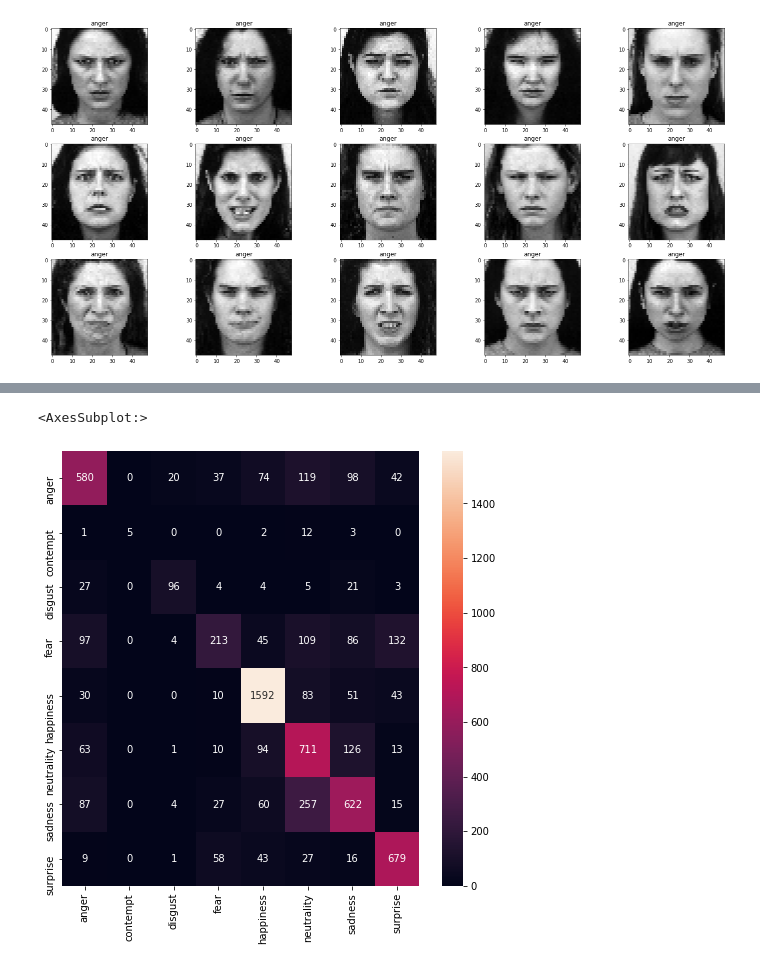
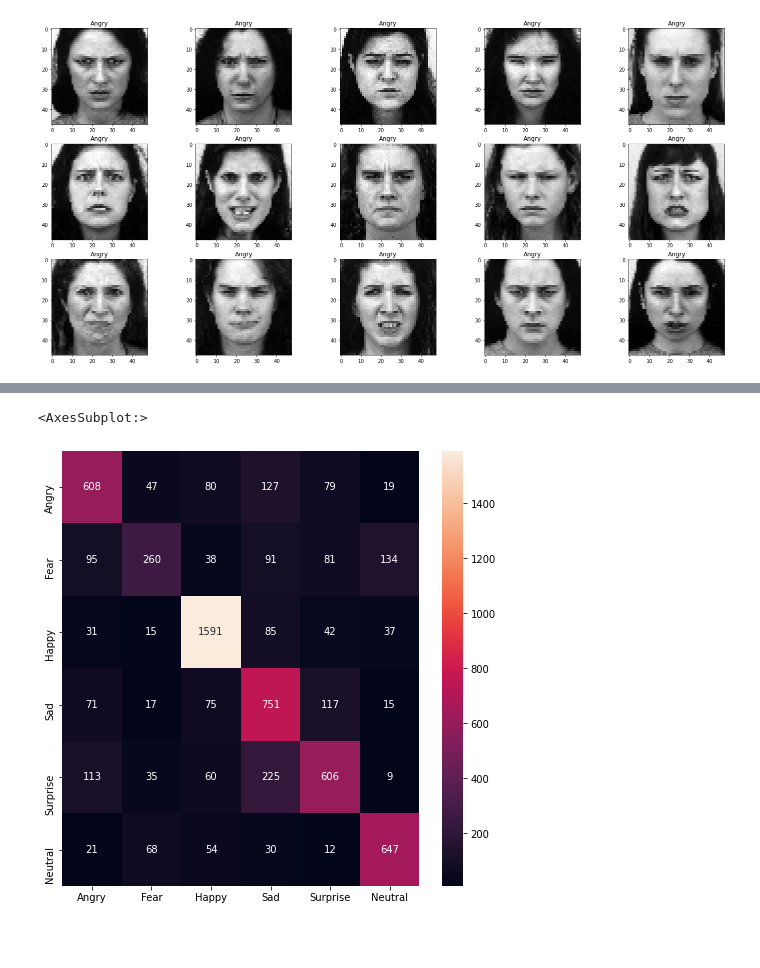
Before and after one commit to Asjad27/Facial-Recognition-Project, a Jupyter notebook: ckplus-ds.ipynb, the cells around one changed output, grey strips where cells are left out. Drawn from its saved outputs; the diff is of its cells as text; code cells hidden in the pictures; blank space fills up the shorter version.

```diff
--- a/ckplus-ds.ipynb
+++ b/ckplus-ds.ipynb
@@ -12,3 +21,11 @@ data = pd.read_csv("ck_plus.csv")
+# %%
+data = data[data['emotion'] != 1]
+# %%
+data.loc[data.emotion == 2, 'emotion'] = 1
+data.loc[data.emotion == 3, 'emotion'] = 2
+data.loc[data.emotion == 4, 'emotion'] = 3
+data.loc[data.emotion == 5, 'emotion'] = 4
+data.loc[data.emotion == 6, 'emotion'] = 5
 # %%
 data
 # %% [output]
@@ -36,7 +53,7 @@ for index, row in data.iterrows():
     images.append(image)
     labels.append(row['emotion'])
 # %%
-emotions = {0: 'anger', 1: 'contempt', 2: 'disgust', 3: 'fear', 4: 'happiness', 5: 'neutrality', 6: 'sadness', 7: 'surprise'}
+emotions = {0: 'Angry', 1: 'Fear', 2: 'Happy', 3: 'Sad', 4: 'Surprise', 5: 'Neutral'}
 # %%
 fig, axs = plt.subplots(3, 5, figsize=(25, 12))
 axs = axs.ravel()
@@ -85,7 +102,7 @@ model.add(tf.keras.layers.Dropout(0.5))
 model.add(tf.keras.layers.Dense(128, activation='relu'))
 model.add(tf.keras.layers.BatchNormalization())
 model.add(tf.keras.layers.Dropout(0.5))
-model.add(tf.keras.layers.Dense(8, activation='softmax'))
+model.add(tf.keras.layers.Dense(6, activation='softmax'))
 # %%
 model.compile(
     optimizer=tf.keras.optimizers.Adam(0.001),
@@ -156,14 +173,14 @@ for i in range(10):
 # %%
 fig, ax = plt.subplots(figsize=(8, 8))
 sb.heatmap(ax=ax,
-           data=pd.DataFrame(tf.math.confusion_matrix(labels, predictions, num_classes=8).numpy().astype(int),
-                     index=['anger', 'contempt', 'disgust', 'fear', 'happiness', 'neutrality', 'sadness', 'surprise'],
-                     columns=['anger', 'contempt', 'disgust', 'fear', 'happiness', 'neutrality', 'sadness', 'surprise']
+           data=pd.DataFrame(tf.math.confusion_matrix(labels, predictions, num_classes=6).numpy().astype(int),
+                     index=['Angry', 'Fear', 'Happy', 'Sad', 'Surprise', 'Neutral'],
+                     columns=['Angry', 'Fear', 'Happy', 'Sad', 'Surprise', 'Neutral']
            ),
            annot=True,
            annot_kws={"size": 10},
            fmt='g'
           )
 # %% [output]
 <AxesSubplot:>
-[figure, old version]
+[figure, new version]
```
Also changed, not shown: parts of 6 cells of this notebook.
